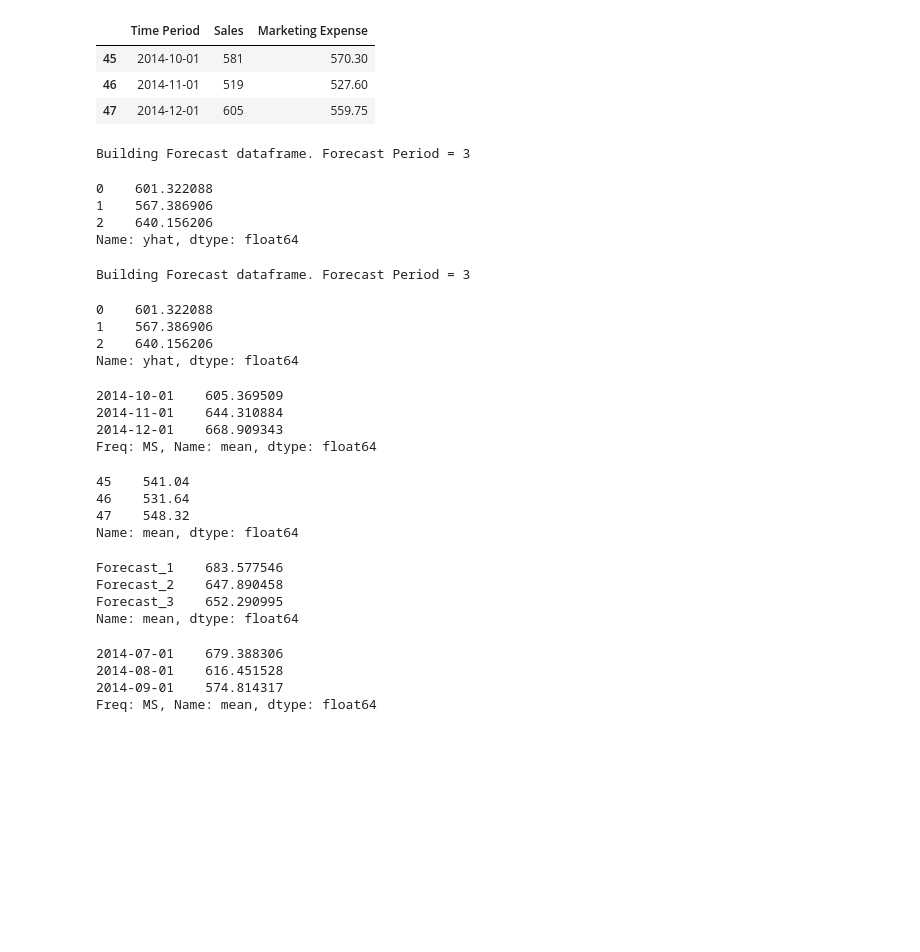
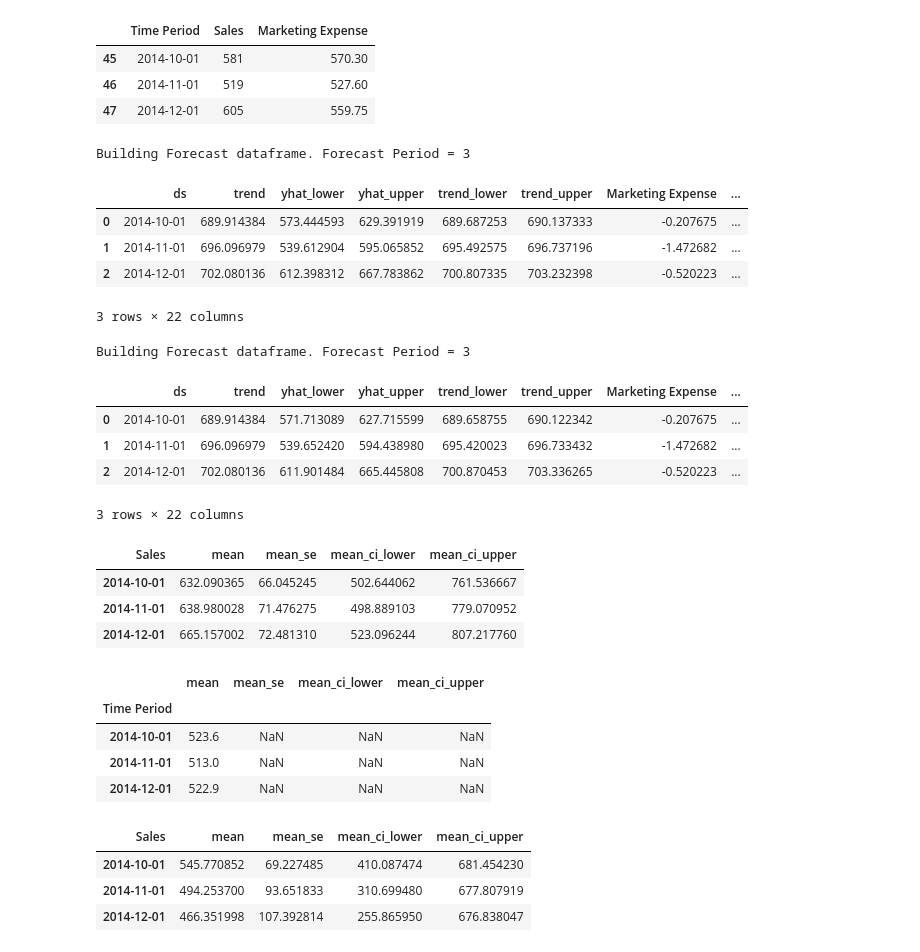
Before and after one commit to AutoViML/Auto_TS, a Jupyter notebook: example_notebooks/autots_multivariate_example.ipynb, the cells around one changed output. Drawn from its saved outputs; the diff is of its cells as text; code cells hidden in the pictures; blank space fills up the shorter version.

```diff
--- a/example_notebooks/autots_multivariate_example.ipynb
+++ b/example_notebooks/autots_multivariate_example.ipynb
@@ -185,83 +197,69 @@ test
 # %%
 # Using Best Model
 future_predictions = automl_model.predict(
-    X_exogen=test.drop(columns=target),
+    testdata=test.drop(columns=target),
     forecast_period=FORECAST_PERIOD
 )
 future_predictions
 # %% [output]
 Building Forecast dataframe. Forecast Period = 3
+|  | ds | trend | yhat_lower | yhat_upper | trend_lower | trend_upper | Marketing Expense | ... |
+| 0 | 2014-10-01 | 689.914384 | 573.444593 | 629.391919 | 689.687253 | 690.137333 | -0.207675 | ... |
+| 1 | 2014-11-01 | 696.096979 | 539.612904 | 595.065852 | 695.492575 | 696.737196 | -1.472682 | ... |
+| 2 | 2014-12-01 | 702.080136 | 612.398312 | 667.783862 | 700.807335 | 703.232398 | -0.520223 | ... |
-0    601.322088
-1    567.386906
-2    640.156206
-Name: yhat, dtype: float64
+3 rows × 22 columns
 # %%
 # Using specific model
 future_predictions = automl_model.predict(
-    X_exogen=test.drop(columns=target),
+    testdata=test.drop(columns=target),
     forecast_period=FORECAST_PERIOD,
     model='Prophet'
 )
 future_predictions
 # %% [output]
 Building Forecast dataframe. Forecast Period = 3
+|  | ds | trend | yhat_lower | yhat_upper | trend_lower | trend_upper | Marketing Expense | ... |
+| 0 | 2014-10-01 | 689.914384 | 571.713089 | 627.715599 | 689.658755 | 690.122342 | -0.207675 | ... |
+| 1 | 2014-11-01 | 696.096979 | 539.652420 | 594.438980 | 695.420023 | 696.733432 | -1.472682 | ... |
+| 2 | 2014-12-01 | 702.080136 | 611.901484 | 665.445808 | 700.870453 | 703.336265 | -0.520223 | ... |
-0    601.322088
-1    567.386906
-2    640.156206
-Name: yhat, dtype: float64
+3 rows × 22 columns
 # %%
 # Using specific model
 future_predictions = automl_model.predict(
-    X_exogen=test.drop(columns=target),
+    testdata=test.drop(columns=target),
     forecast_period=FORECAST_PERIOD,
-    model='SARIMAX'
+    model='auto_SARIMAX'
 )
 future_predictions
 # %% [output]
-2014-10-01    605.369509
-2014-11-01    644.310884
-2014-12-01    668.909343
-Freq: MS, Name: mean, dtype: float64
+| Sales | mean | mean_se | mean_ci_lower | mean_ci_upper |
+| 2014-10-01 | 632.090365 | 66.045245 | 502.644062 | 761.536667 |
+| 2014-11-01 | 638.980028 | 71.476275 | 498.889103 | 779.070952 |
+| 2014-12-01 | 665.157002 | 72.481310 | 523.096244 | 807.217760 |
 # %%
 # Using specific model
 future_predictions = automl_model.predict(
-    X_exogen=test.drop(columns=target),
+    testdata=test.drop(columns=target),
     forecast_period=FORECAST_PERIOD,
     model='ML'
 )
 future_predictions
 # %% [output]
-45    541.04
-46    531.64
-47    548.32
-Name: mean, dtype: float64
+|  | mean | mean_se | mean_ci_lower | mean_ci_upper |
+| Time Period |  |  |  |  |
+| 2014-10-01 | 523.6 | NaN | NaN | NaN |
+| 2014-11-01 | 513.0 | NaN | NaN | NaN |
+| 2014-12-01 | 522.9 | NaN | NaN | NaN |
 # %%
 # Using specific model
 future_predictions = automl_model.predict(
-    # X_exogen=test.drop(columns=target), # This can be specified but will be ignored for ARIMA
+    # X_exogen=test.drop(columns=target), # This can be specified but will be ignored for VAR
     forecast_period=FORECAST_PERIOD,
-    model='ARIMA'
+    model='VAR'
 )
 future_predictions
 # %% [output]
-Forecast_1    683.577546
-Forecast_2    647.890458
-Forecast_3    652.290995
-Name: mean, dtype: float64
+| Sales | mean | mean_se | mean_ci_lower | mean_ci_upper |
+| 2014-10-01 | 545.770852 | 69.227485 | 410.087474 | 681.454230 |
+| 2014-11-01 | 494.253700 | 93.651833 | 310.699480 | 677.807919 |
+| 2014-12-01 | 466.351998 | 107.392814 | 255.865950 | 676.838047 |
-# %%
-# Using specific model
-future_predictions = automl_model.predict(
-    # X_exogen=test.drop(columns=target), # This can be specified but will be ignored for VAR
-    forecast_period=FORECAST_PERIOD,
-    model='VAR'
-)
-future_predictions
-
-# VAR needs to be revamped to make it consistent with the other models.
-# It does not have CV implemented yet and it also does not refit on the entire dataset
-# hence you see discrepancy in the timestamps when you make future predictions.
-# %% [output]
-2014-07-01    679.388306
-2014-08-01    616.451528
-2014-09-01    574.814317
-Freq: MS, Name: mean, dtype: float64
```
Also changed, not shown: parts of 13 cells of this notebook, 1 other file.
